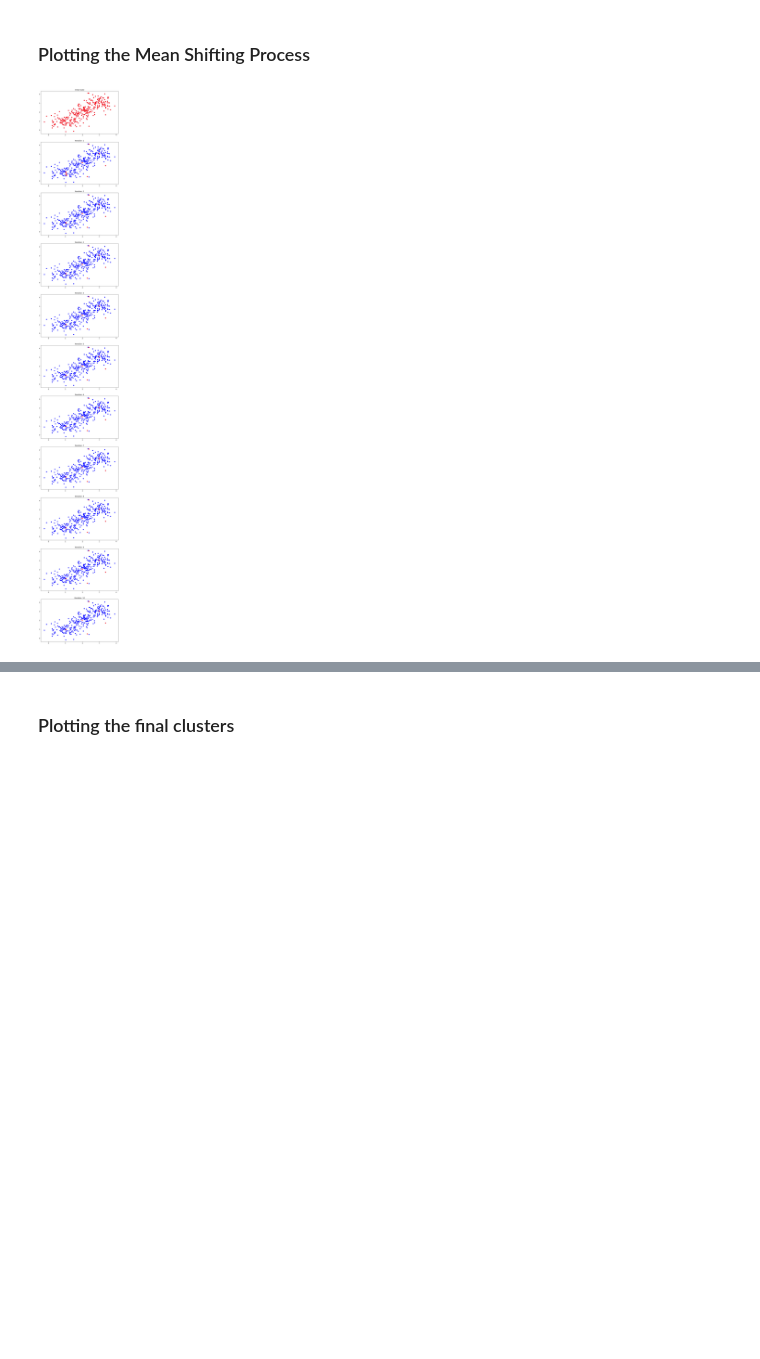
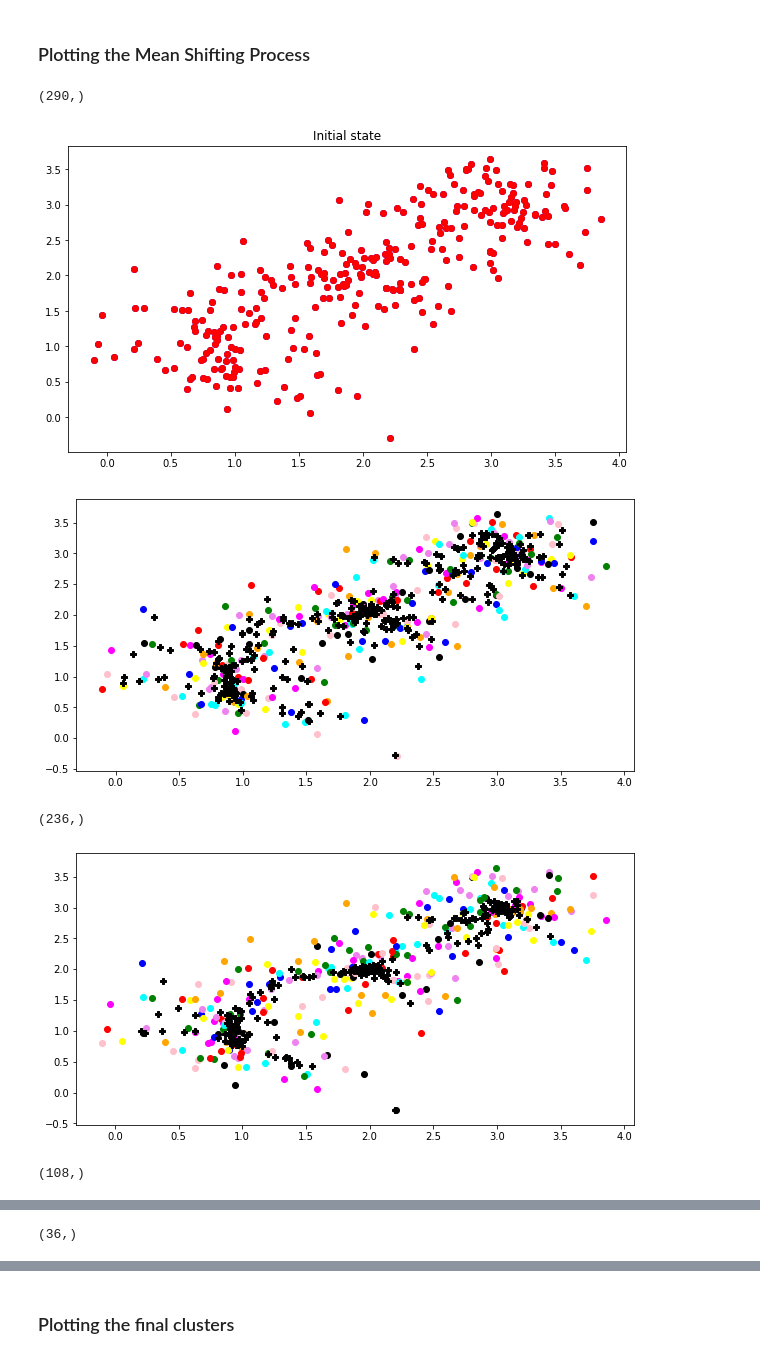
Before and after one commit to sadimanna/pattern_recognition, a Jupyter notebook: msc.ipynb, the cells around one changed output, grey strips where cells are left out. Drawn from its saved outputs; the diff is of its cells as text; code cells hidden in the pictures; blank space fills up the shorter version.

```diff
--- a/msc.ipynb
+++ b/msc.ipynb
@@ -106,7 +131,7 @@ def get_labels(x,past_x):
         distances = np.sqrt(np.sum(np.square(past_x-unique_x[i]),axis=1))
         y[distances < 0.01] = i
     #print(np.unique(y))
-    return y
+    return (y,unique_x)
 # %% [markdown]
 ### Computing clusters with minimum DB Index value
 # %%
@@ -117,12 +142,12 @@ n_iter = 10
 
 bd = np.linspace(0.5,2,num=5)
 
-boundary_dist = bd*(C1[0][0]+C2[0][0]+C3[0][0])
+boundary_dist = [1.5] #bd*(C1[0][0]+C2[0][0]+C3[0][0]) #Taking a range of values to find the optimal value
 optimal_bd = 0
 
 b = np.linspace(0.5,1.5,num=5)
 
-bandwidth = b*(C1[0][0]+C2[0][0]+C3[0][0])
+bandwidth = [0.25] #b*(C1[0][0]+C2[0][0]+C3[0][0]) #Taking a range of values to find the optimal value
 
 dbind = None
 
@@ -138,8 +163,9 @@ for boun_dist in boundary_dist:
                 den = np.sum(weight)
                 x_copy[i] = num/den
             temp_past_x.append(np.copy(x_copy))
+        y,unique_x = get_labels(x,temp_past_x[-1])
 
-        temp_dbind = DBIndex(x,get_labels(x,temp_past_x[-1]))
+        temp_dbind = DBIndex(x,y)
 
         if dbind != None and prev_dbind != None and temp_dbind < prev_dbind:
             dbind = temp_dbind
@@ -173,23 +200,43 @@ class LoopingPillowWriter(PillowWriter):
         self._frames[0].save(
             self._outfile, save_all=True, append_images=self._frames[1:],
             duration=int(1000 / self.fps), loop=0)
+# %%
+COLORS = ['red','pink','magenta','yellow','blue','cyan','black','violet','green','orange']*40
+# %%
+def plot_data_with_labels(x, y, c, ax=None):
+    unique = np.unique(y)
+    print(unique.shape)
+    if ax==None:
+        fig,ax = plt.subplots()
+        fig.set_size_inches((10,5))
+    for li in range(len(unique)):
+        x_sub = x[y == unique[li]]
+        ax.scatter(x_sub[:, 0], x_sub[:, 1], c = COLORS[li])
+    ax.plot(c[:,0],c[:,1],'kP')
+    plt.show()
 # %%
 %matplotlib inline
 figure = plt.figure(1)
 figure.set_size_inches((10, 80))
 plt.subplot(n_iter + 2, 1, 1)
 plt.title('Initial state')
 plt.plot(x[:,0], x[:,1], 'bo')
 plt.plot(x[:,0], x[:,1], 'ro')
 ims = []
 for i in range(n_iter):
     figure_index = i + 2
-    plt.subplot(n_iter + 2, 1, figure_index)
-    plt.title('Iteration: %d' % (figure_index - 1))
-    plt.plot(x[:,0], x[:,1], 'bo')
-    plt.plot(past_x[i][:,0], past_x[i][:,1], 'ro')
-
+    #plt.subplot(n_iter + 2, 1, figure_index)
+    #plt.title('Iteration: %d' % (figure_index - 1))
+    #plt.plot(x[:,0], x[:,1], 'bo')
+    #plt.plot(past_x[i][:,0], past_x[i][:,1], 'ro')
+    y,centroids = get_labels(x,past_x[i])
+    plot_data_with_labels(x,y,c=centroids)
 #ani = animation.ArtistAnimation(figure, ims, interval=50, blit=True,repeat_delay=1000)
 #ani.save('msc.gif',writer=LoopingPillowWriter(fps=10))
 # %% [output]
+(290,)
-[figure, old version]
+[figure, new version]
+[figure, added]
+(236,)
+[figure, added]
+(108,)
@@ -195,0 +244 @@ for i in range(n_iter):
+(36,)
```
Also changed, not shown: parts of 9 cells of this notebook, 1 other file.
